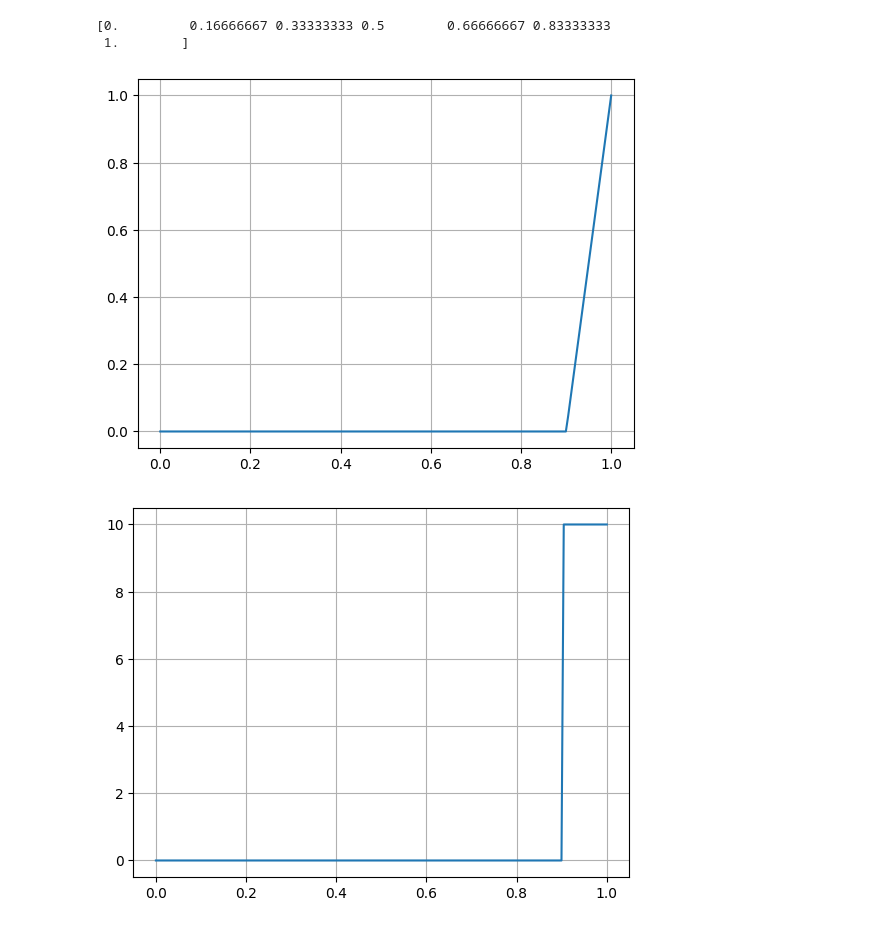
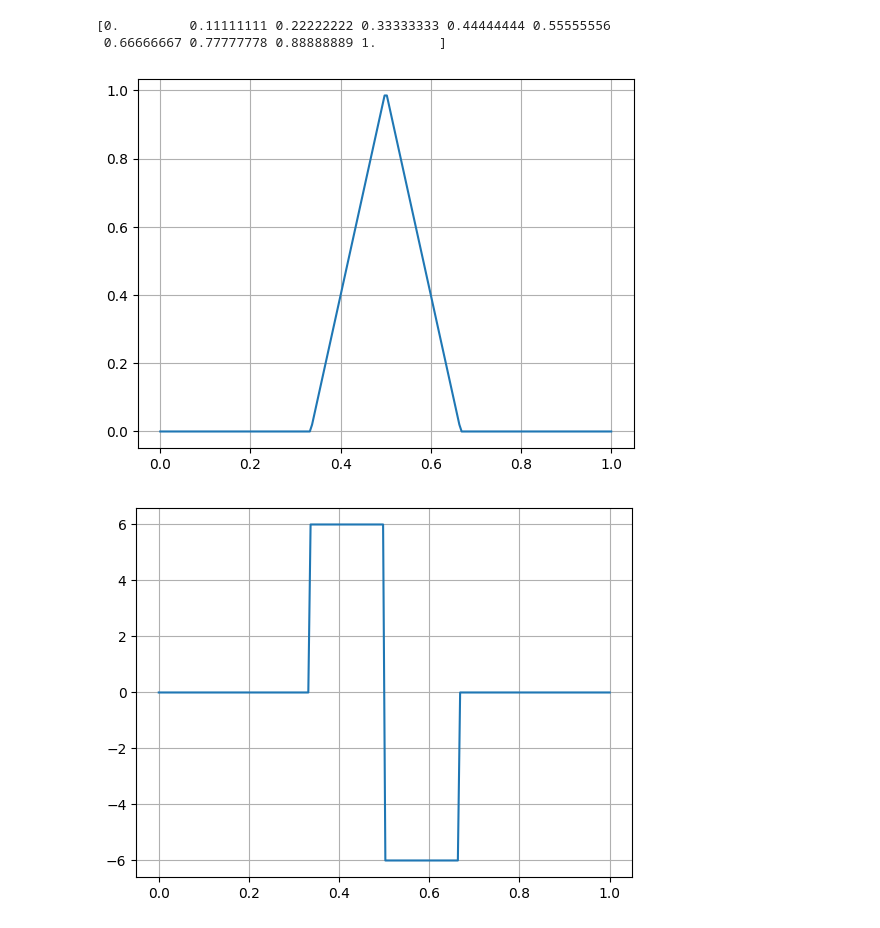
Before and after one commit to RicardoJavierH/ComputMathematics, a Jupyter notebook: FEMbasis.ipynb, the cells around one changed output. Cells and saved outputs as stored; diff of their text form; code cells hidden in the pictures.

```diff
--- a/FEMbasis.ipynb
+++ b/FEMbasis.ipynb
@@ -41,32 +41,32 @@ crearNodosManual = False;
 if (crearNodosManual):
     nodVec = np.array([a,a+0.3,a+0.7,b])
 else:
-    N=7 #Número de nodos
+    N=10 #Número de nodos
     nodVec=np.linspace(a,b,N) # generando nodos equiespaciados
 
 print(nodVec)
 # %% [output]
-[0.         0.16666667 0.33333333 0.5        0.66666667 0.83333333
- 1.        ]
+[0.         0.11111111 0.22222222 0.33333333 0.44444444 0.55555556
+ 0.66666667 0.77777778 0.88888889 1.        ]
 # %%
 ''' Gráfica de phi(i,x)'''
 # i=0, ..., N-1
-i=10
+i=3
 x = np.linspace(a,b,200)
 y=phi(i,x,nodVec)
 plt.grid()
 plt.plot(x,y)
 #plt.plot(nodVec[i],1,'o')
 plt.show()
 
 y1=dphi(i,x,nodVec)
 plt.grid()
 plt.plot(x,y1)
 #plt.plot(nodVec[i],1,'o')
 plt.show()
 # %% [output]
-[figure, old version]
+[figure, new version]
-[figure, old version]
+[figure, new version]
 # %%
 ''' Ensamblage y resolución del sistema de ecuaciones lineales caso homogéneo'''
 from scipy.integrate import quad
```
Also changed, not shown: parts of 1 cell of this notebook, 3 other files.
